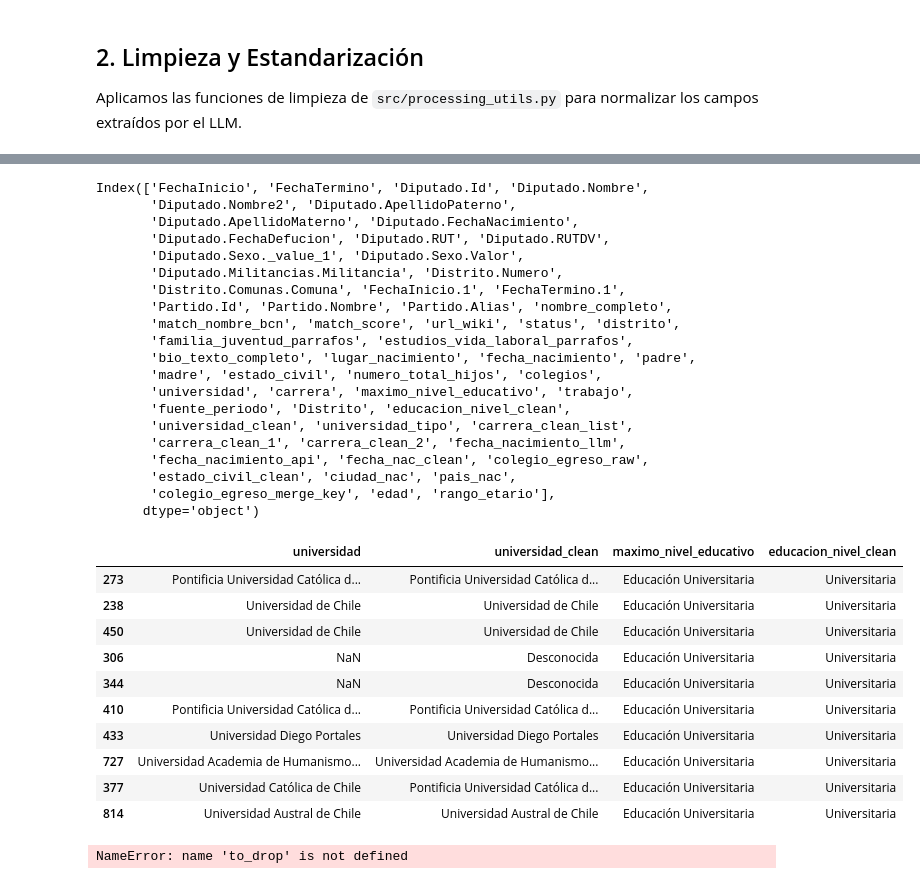
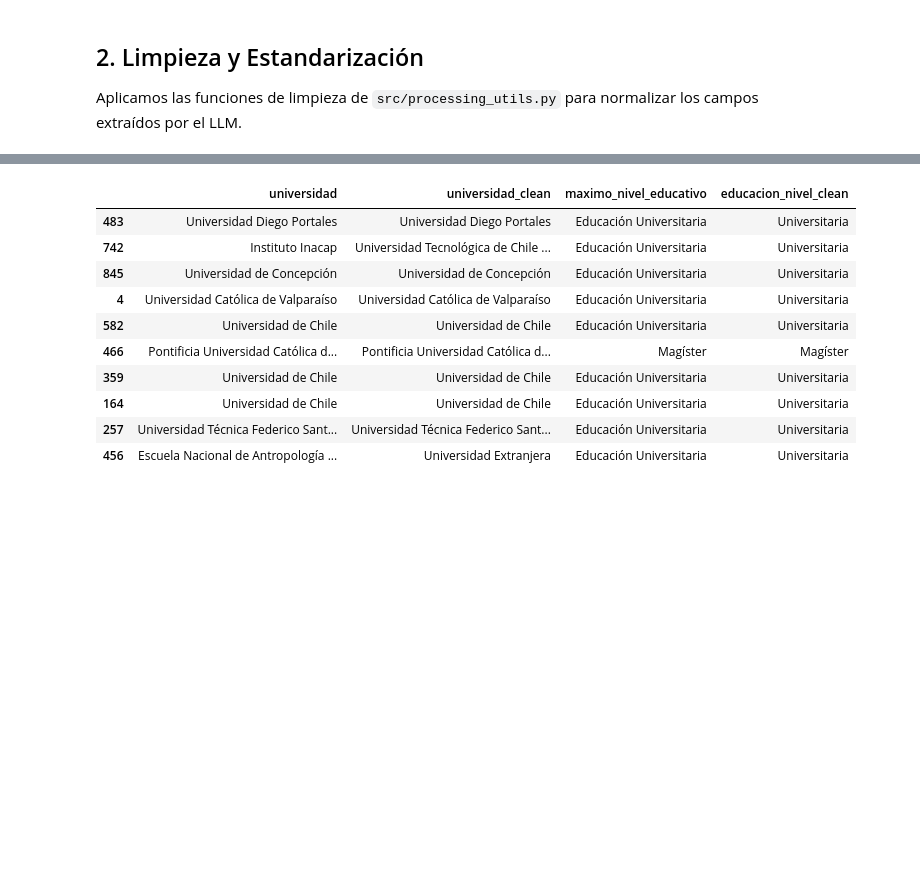
Before and after one commit to AngelBachler/Legislative-Voting-Behavior-Prediction-, a Jupyter notebook: notebooks/06_Processing_Deputies.ipynb, the cells around one changed output, grey strips where cells are left out. Saved outputs shown, nothing was run; the diff lists cells and outputs as text; code cells hidden in the pictures; blank space fills up the shorter version.

```diff
--- a/notebooks/06_Processing_Deputies.ipynb
+++ b/notebooks/06_Processing_Deputies.ipynb
@@ -117,22 +117,8 @@ if not df_full.empty:
     )
     df_processed = create_age_features(df_processed, 'FechaInicio.1', 'fecha_nac_clean')
 
-    print(df_processed.columns)
     logging.info("Procesamiento de campos finalizado.")
     display(df_processed[['universidad', 'universidad_clean', 'maximo_nivel_educativo', 'educacion_nivel_clean']].sample(10))
-    COLUMNAS_FINALES = ['FechaInicio', 'Diputado.Id', 'Diputado.Nombre',
-       'Diputado.ApellidoPaterno',
-       'Diputado.ApellidoMaterno',
-       'Diputado.Sexo._value_1', 'Diputado.Sexo.Valor',
-       'Diputado.Militancias.Militancia', 'Distrito.Numero',
-       'Distrito.Comunas.Comuna', 'FechaInicio.1', 'FechaTermino.1',
-       'Partido.Nombre', 'Partido.Alias', 'match_nombre_bcn', 'padre', 'madre', 'numero_total_hijos',
-       'fuente_periodo' 'educacion_nivel_clean',
-       'universidad_clean', 'universidad_tipo', 'carrera_clean_list',
-       'carrera_clean_1', 'carrera_clean_2', 'fecha_nac_clean', 'estado_civil_clean', 'ciudad_nac', 'pais_nac',
-       'colegio_egreso_merge_key']
-
-    df_master = df_processed[COLUMNAS_FINALES].reset_index(drop=True)
 else:
     logging.warning("DataFrame vacío, saltando limpieza.")
 # %% [output]
@@ -152,32 +138,11 @@ else:
-Index(['FechaInicio', 'FechaTermino', 'Diputado.Id', 'Diputado.Nombre',
-       'Diputado.Nombre2', 'Diputado.ApellidoPaterno',
-       'Diputado.ApellidoMaterno', 'Diputado.FechaNacimiento',
-       'Diputado.FechaDefucion', 'Diputado.RUT', 'Diputado.RUTDV',
-       'Diputado.Sexo._value_1', 'Diputado.Sexo.Valor',
-       'Diputado.Militancias.Militancia', 'Distrito.Numero',
-       'Distrito.Comunas.Comuna', 'FechaInicio.1', 'FechaTermino.1',
-       'Partido.Id', 'Partido.Nombre', 'Partido.Alias', 'nombre_completo',
-       'match_nombre_bcn', 'match_score', 'url_wiki', 'status', 'distrito',
-       'familia_juventud_parrafos', 'estudios_vida_laboral_parrafos',
-       'bio_texto_completo', 'lugar_nacimiento', 'fecha_nacimiento', 'padre',
-       'madre', 'estado_civil', 'numero_total_hijos', 'colegios',
-       'universidad', 'carrera', 'maximo_nivel_educativo', 'trabajo',
-       'fuente_periodo', 'Distrito', 'educacion_nivel_clean',
-       'universidad_clean', 'universidad_tipo', 'carrera_clean_list',
-       'carrera_clean_1', 'carrera_clean_2', 'fecha_nacimiento_llm',
-       'fecha_nacimiento_api', 'fecha_nac_clean', 'colegio_egreso_raw',
-       'estado_civil_clean', 'ciudad_nac', 'pais_nac',
-       'colegio_egreso_merge_key', 'edad', 'rango_etario'],
-      dtype='object')
 |  | universidad | universidad_clean | maximo_nivel_educativo | educacion_nivel_clean |
-| 273 | Pontificia Universidad Católica d... | Pontificia Universidad Católica d... | Educación Universitaria | Universitaria |
-| 238 | Universidad de Chile | Universidad de Chile | Educación Universitaria | Universitaria |
-| 450 | Universidad de Chile | Universidad de Chile | Educación Universitaria | Universitaria |
-| 306 | NaN | Desconocida | Educación Universitaria | Universitaria |
-| 344 | NaN | Desconocida | Educación Universitaria | Universitaria |
-| 410 | Pontificia Universidad Católica d... | Pontificia Universidad Católica d... | Educación Universitaria | Universitaria |
-| 433 | Universidad Diego Portales | Universidad Diego Portales | Educación Universitaria | Universitaria |
-| 727 | Universidad Academia de Humanismo... | Universidad Academia de Humanismo... | Educación Universitaria | Universitaria |
-| 377 | Universidad Católica de Chile | Pontificia Universidad Católica d... | Educación Universitaria | Universitaria |
-| 814 | Universidad Austral de Chile | Universidad Austral de Chile | Educación Universitaria | Universitaria |
+| 483 | Universidad Diego Portales | Universidad Diego Portales | Educación Universitaria | Universitaria |
+| 742 | Instituto Inacap | Universidad Tecnológica de Chile ... | Educación Universitaria | Universitaria |
+| 845 | Universidad de Concepción | Universidad de Concepción | Educación Universitaria | Universitaria |
+| 4 | Universidad Católica de Valparaíso | Universidad Católica de Valparaíso | Educación Universitaria | Universitaria |
+| 582 | Universidad de Chile | Universidad de Chile | Educación Universitaria | Universitaria |
+| 466 | Pontificia Universidad Católica d... | Pontificia Universidad Católica d... | Magíster | Magíster |
+| 359 | Universidad de Chile | Universidad de Chile | Educación Universitaria | Universitaria |
+| 164 | Universidad de Chile | Universidad de Chile | Educación Universitaria | Universitaria |
+| 257 | Universidad Técnica Federico Sant... | Universidad Técnica Federico Sant... | Educación Universitaria | Universitaria |
+| 456 | Escuela Nacional de Antropología ... | Universidad Extranjera | Educación Universitaria | Universitaria |
-NameError: name 'to_drop' is not defined
```
Also changed, not shown: parts of 2 cells of this notebook, 1 other file.
